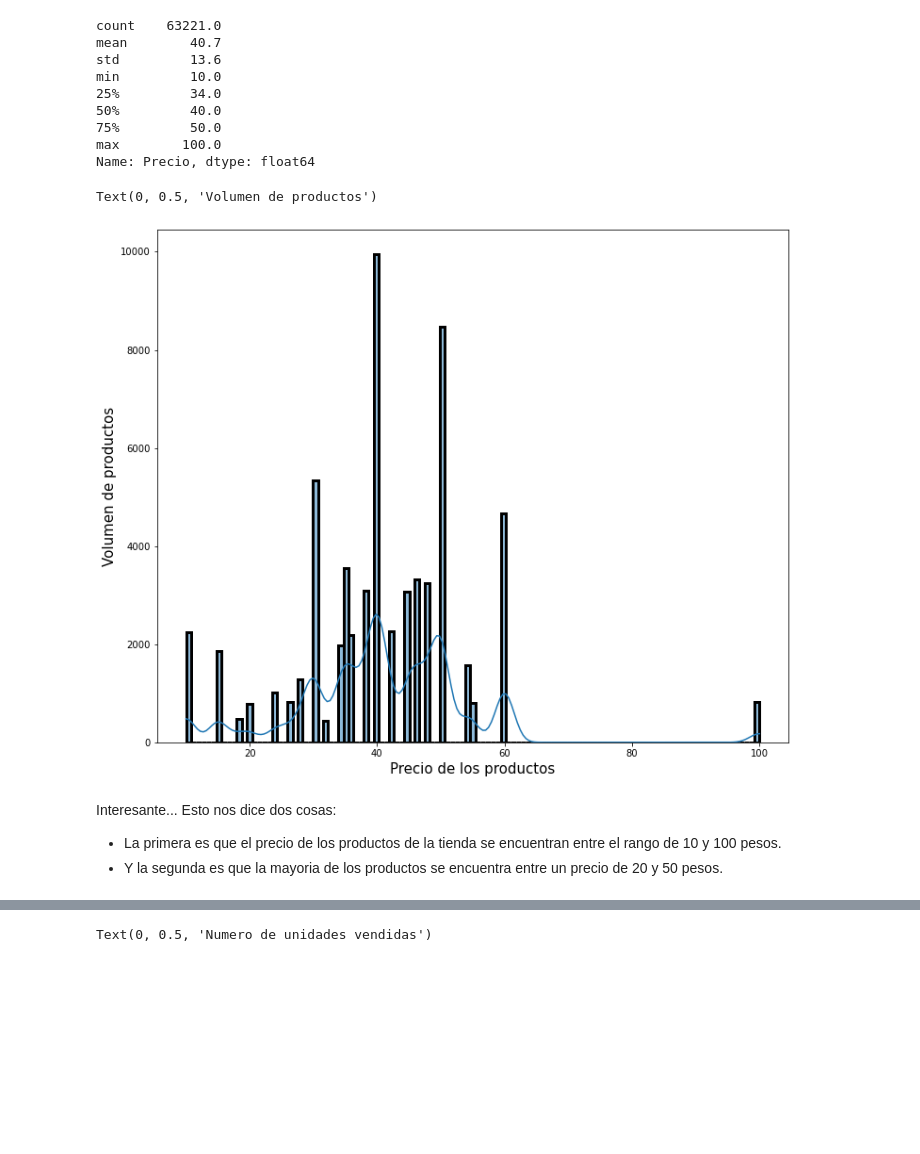
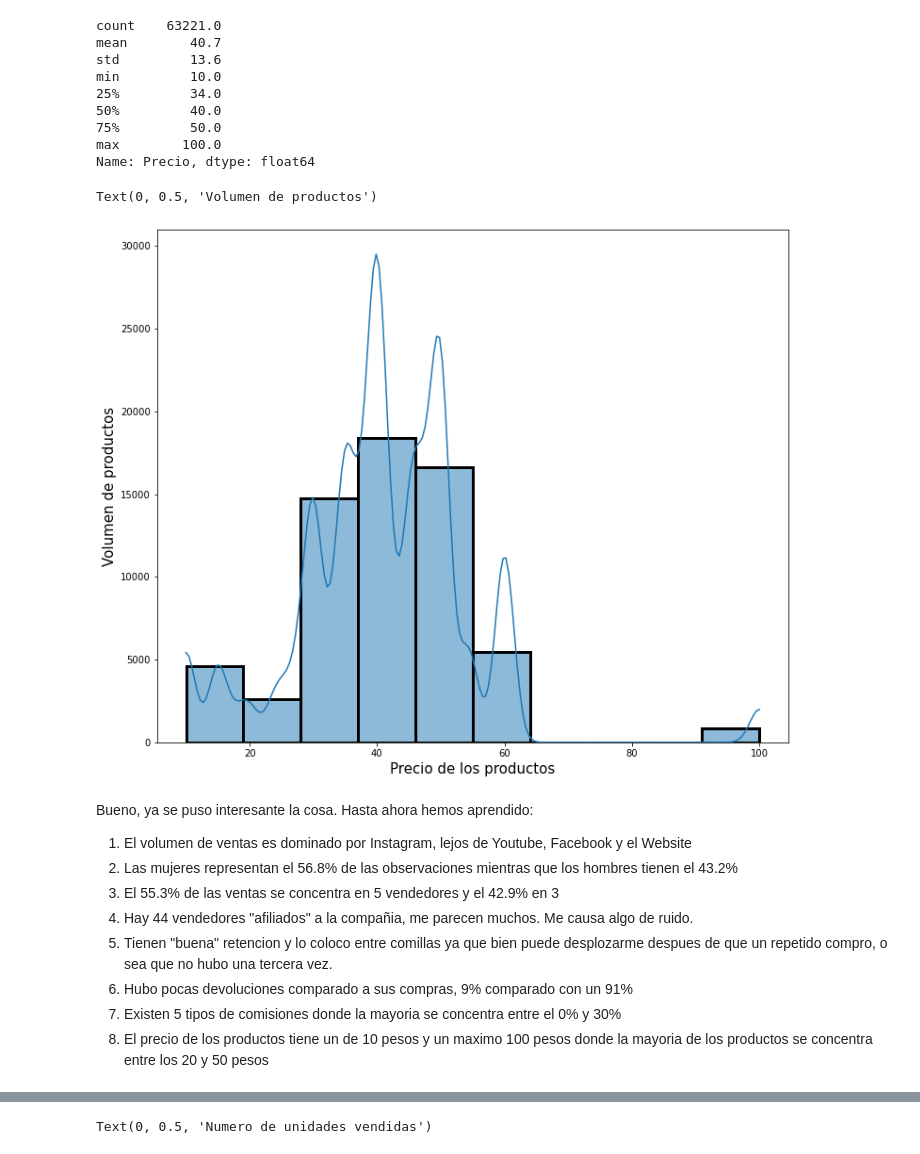
Before and after one commit to joseluistello/Python--, a Jupyter notebook: Data-Analysis-Python/Ecommerce Data Analysis .ipynb, the cells around one changed output, grey strips where cells are left out. Drawn from its saved outputs; the diff is of its cells as text; code cells hidden in the pictures; blank space fills up the shorter version.

```diff
--- a/Data-Analysis-Python/Ecommerce Data Analysis .ipynb
+++ b/Data-Analysis-Python/Ecommerce Data Analysis .ipynb
@@ -267,17 +268,23 @@ Name: Precio, dtype: float64
 # %%
 PrecioDist = sns.histplot(
     df,
     x="Precio",
+    bins=10,
     linewidth=3,
     kde = True)
 PrecioDist.set_xlabel("Precio de los productos", fontsize = 15)
 PrecioDist.set_ylabel("Volumen de productos", fontsize = 15)
 # %% [output]
 Text(0, 0.5, 'Volumen de productos')
-[figure, old version]
+[figure, new version]
-# %% [markdown]
-Interesante... Esto nos dice dos cosas:
-
-- La primera es que el precio de los productos de la tienda se encuentran entre el rango de 10 y 100 pesos.
-- Y la segunda es que la mayoria de los productos se encuentra entre un precio de 20 y 50 pesos.
+# %% [markdown]
+Bueno, ya se puso interesante la cosa. Hasta ahora hemos aprendido:
+1. El volumen de ventas es dominado por Instagram, lejos de Youtube, Facebook y el Website
+2. Las mujeres representan el 56.8% de las observaciones mientras que los hombres tienen el 43.2%
+3. El 55.3% de las ventas se concentra en 5 vendedores y el 42.9% en 3
+4. Hay 44 vendedores "afiliados" a la compañia, me parecen muchos. Me causa algo de ruido.
+5. Tienen "buena" retencion y lo coloco entre comillas ya que bien puede desplozarme despues de que un repetido compro, o sea que no hubo una tercera vez.
+6. Hubo pocas devoluciones comparado a sus compras, 9% comparado con un 91%
+7. Existen 5 tipos de comisiones donde la mayoria se concentra entre el 0% y 30%
+8. El precio de los productos tiene un de 10 pesos y un maximo 100 pesos donde la mayoria de los productos se concentra entre los 20 y 50 pesos
 # %% [markdown]
```
Also changed, not shown: parts of 10 cells of this notebook.
